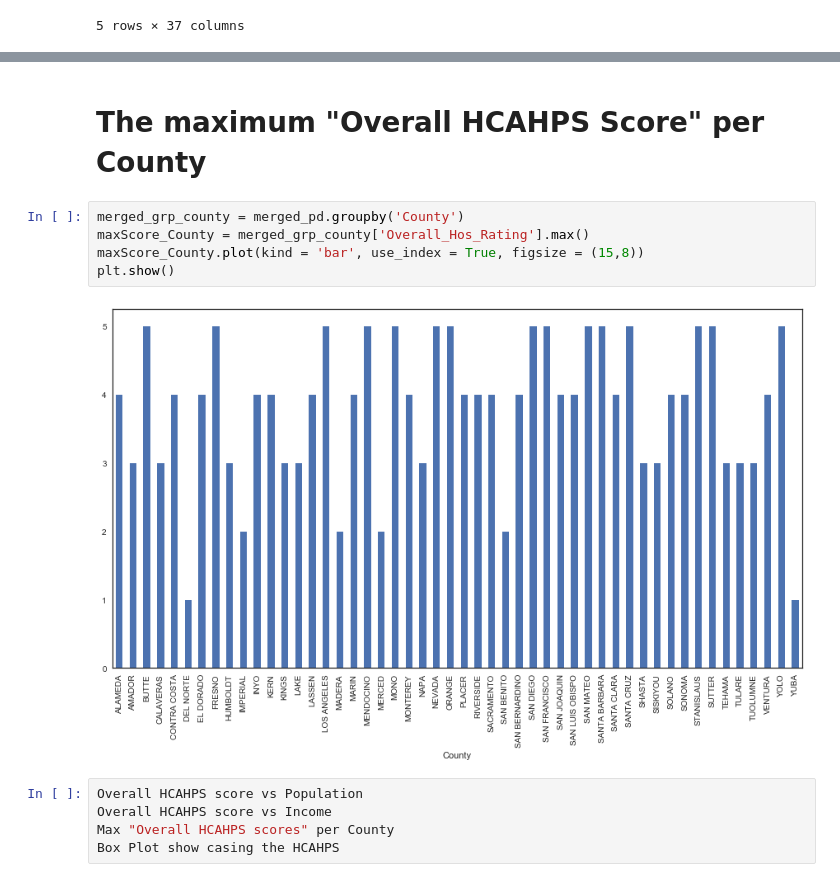
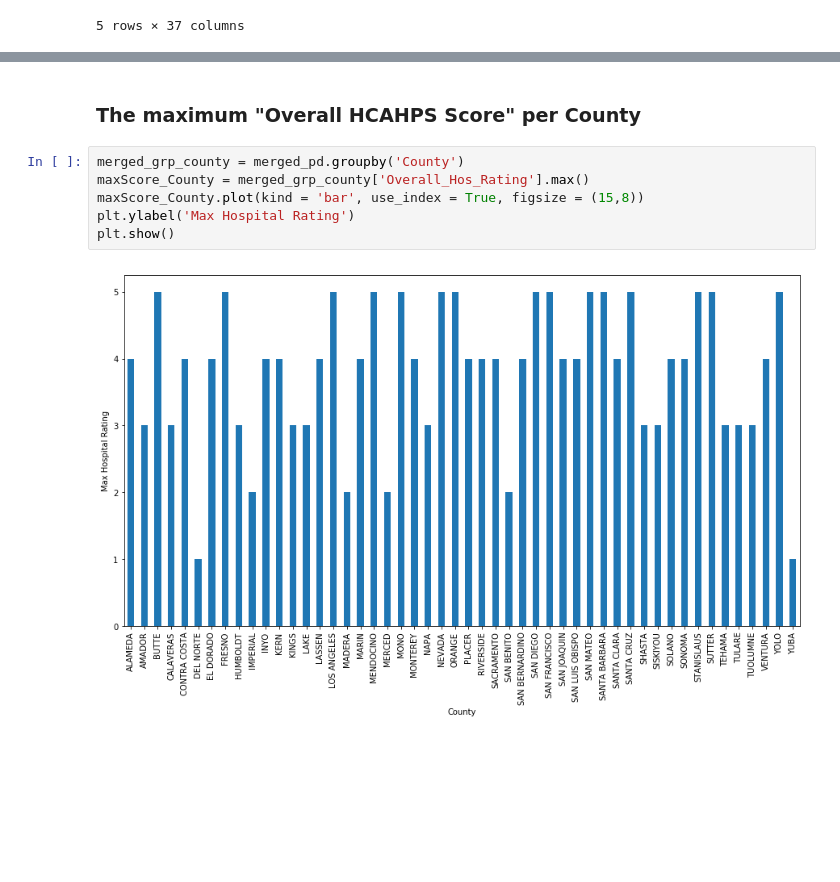
Before and after one commit to jLynnePhillips/Data_Bootcamp_Project1, a Jupyter notebook: HCAHPS_Data_Analysis.ipynb, the cells around one changed output, grey strips where cells are left out. Drawn from its saved outputs; the diff is of its cells as text; blank space fills up the shorter version.

Commit message:
Notebook showing the Analysis conducted on the final cleaned up dataset and relevant plots

```diff
--- a/HCAHPS_Data_Analysis.ipynb
+++ b/HCAHPS_Data_Analysis.ipynb
@@ -55,14 +49,10 @@ mean_scores_pd
 # %% [markdown]
-# The maximum "Overall HCAHPS Score" per County
+### The maximum "Overall HCAHPS Score" per County
 # %%
 merged_grp_county = merged_pd.groupby('County')
 maxScore_County = merged_grp_county['Overall_Hos_Rating'].max()
 maxScore_County.plot(kind = 'bar', use_index = True, figsize = (15,8))
+plt.ylabel('Max Hospital Rating')
 plt.show()
 # %% [output]
-[figure, old version]
+[figure, new version]
-# %%
-Overall HCAHPS score vs Population
-Overall HCAHPS score vs Income
-Max "Overall HCAHPS scores" per County
-Box Plot show casing the HCAHPS
```
Also changed, not shown: parts of 14 cells of this notebook.
